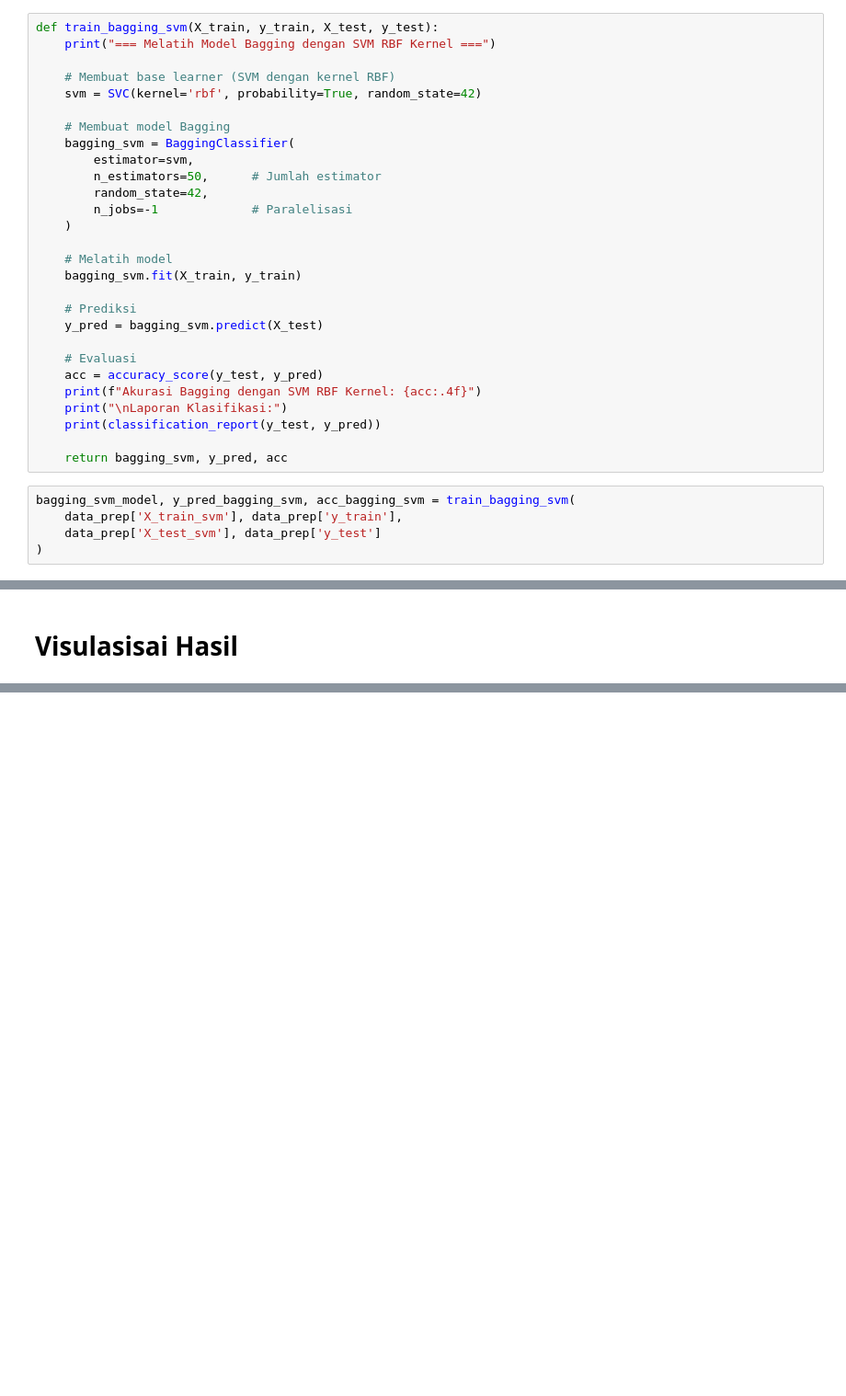
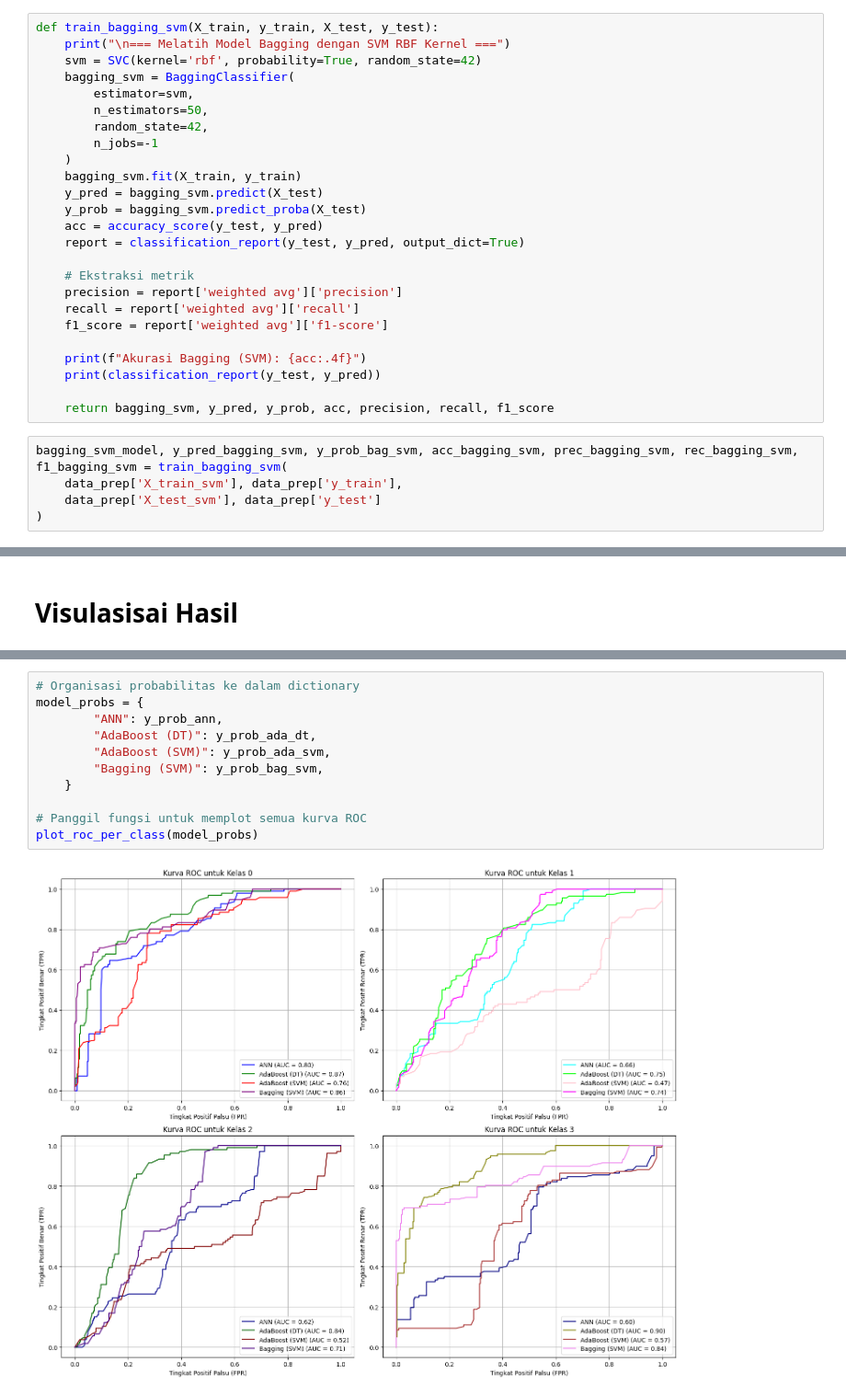
Before and after one commit to BimaBayuUWUUU/2141720019_TA_BIMA-BAYU-SAPUTRA, a Jupyter notebook: Ipynb/BismillahSatu.ipynb, the cells around one changed output, grey strips where cells are left out. Shown: that part at 92% size. Drawn from its saved outputs; the diff is of its cells as text; blank space fills up the shorter version.

Commit message:
update_visualisasiHasil: ROC-AUC dan fix Classification Report

```diff
--- a/Ipynb/BismillahSatu.ipynb
+++ b/Ipynb/BismillahSatu.ipynb
@@ -585,34 +569,31 @@ weighted avg       0.12      0.24      0.16       433
 ## **Membuat Model Bagging SVM RBF**
 # %%
 def train_bagging_svm(X_train, y_train, X_test, y_test):
-    print("=== Melatih Model Bagging dengan SVM RBF Kernel ===")
-
-    # Membuat base learner (SVM dengan kernel RBF)
+    print("\n=== Melatih Model Bagging dengan SVM RBF Kernel ===")
     svm = SVC(kernel='rbf', probability=True, random_state=42)
-
-    # Membuat model Bagging
     bagging_svm = BaggingClassifier(
         estimator=svm,
-        n_estimators=50,      # Jumlah estimator
+        n_estimators=50,
         random_state=42,
-        n_jobs=-1             # Paralelisasi
+        n_jobs=-1
     )
+    bagging_svm.fit(X_train, y_train)
+    y_pred = bagging_svm.predict(X_test)
+    y_prob = bagging_svm.predict_proba(X_test)
+    acc = accuracy_score(y_test, y_pred)
+    report = classification_report(y_test, y_pred, output_dict=True)
 
-    # Melatih model
-    bagging_svm.fit(X_train, y_train)
+    # Ekstraksi metrik
+    precision = report['weighted avg']['precision']
+    recall = report['weighted avg']['recall']
+    f1_score = report['weighted avg']['f1-score']
 
-    # Prediksi
-    y_pred = bagging_svm.predict(X_test)
-
-    # Evaluasi
-    acc = accuracy_score(y_test, y_pred)
-    print(f"Akurasi Bagging dengan SVM RBF Kernel: {acc:.4f}")
-    print("\nLaporan Klasifikasi:")
+    print(f"Akurasi Bagging (SVM): {acc:.4f}")
     print(classification_report(y_test, y_pred))
 
-    return bagging_svm, y_pred, acc
+    return bagging_svm, y_pred, y_prob, acc, precision, recall, f1_score
 # %%
-bagging_svm_model, y_pred_bagging_svm, acc_bagging_svm = train_bagging_svm(
+bagging_svm_model, y_pred_bagging_svm, y_prob_bag_svm, acc_bagging_svm, prec_bagging_svm, rec_bagging_svm, f1_bagging_svm = train_bagging_svm(
     data_prep['X_train_svm'], data_prep['y_train'],
     data_prep['X_test_svm'], data_prep['y_test']
 )
@@ -758,0 +710,13 @@ Model terbaik berdasarkan akurasi: AdaBoost dengan Decision Tree (Tanpa Scaler)
+# %%
+# Organisasi probabilitas ke dalam dictionary
+model_probs = {
+        "ANN": y_prob_ann,
+        "AdaBoost (DT)": y_prob_ada_dt,
+        "AdaBoost (SVM)": y_prob_ada_svm,
+        "Bagging (SVM)": y_prob_bag_svm,
+    }
+
+# Panggil fungsi untuk memplot semua kurva ROC
+plot_roc_per_class(model_probs)
+# %% [output]
+[figure, added]
```
Also changed, not shown: parts of 17 cells of this notebook.
